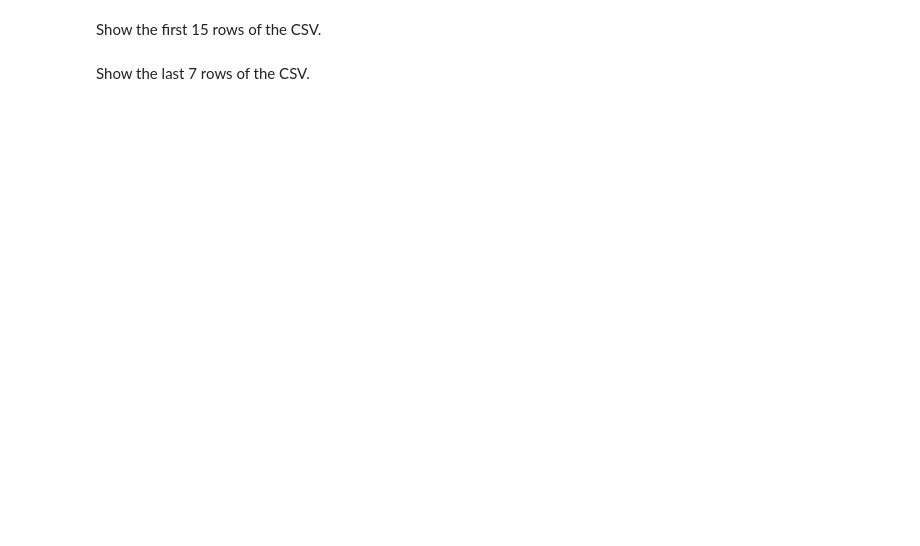
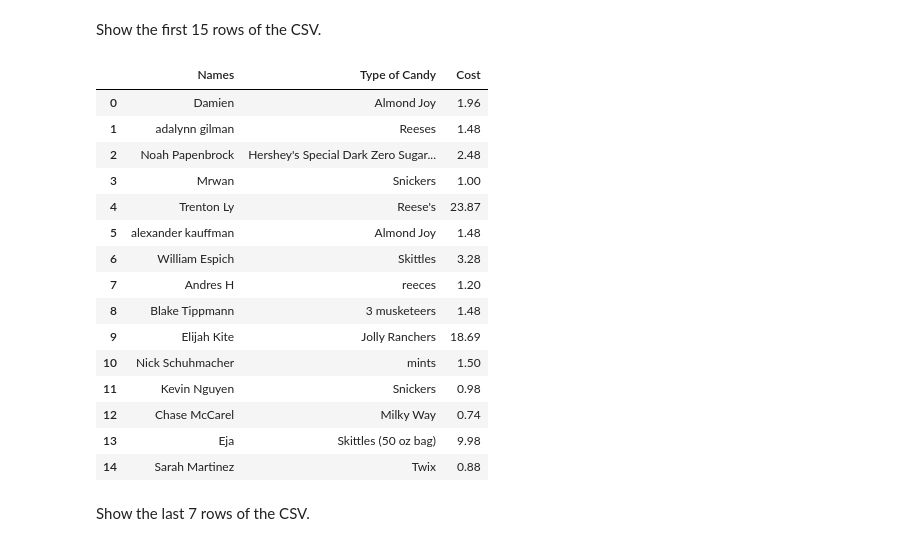
Before and after one commit to HaydnGable/Python-Programs, a Jupyter notebook: Pandas/Pandas_lecture_Activity.ipynb, the cells around one changed output. Saved outputs shown, nothing was run; the diff lists cells and outputs as text; code cells hidden in the pictures; blank space fills up the shorter version.

```diff
--- a/Pandas/Pandas_lecture_Activity.ipynb
+++ b/Pandas/Pandas_lecture_Activity.ipynb
@@ -9,4 +27,23 @@ Show the header for the CSV.
 # %% [markdown]
 Show the first 15 rows of the CSV.
+# %%
+df.head(15)
+# %% [output]
+|  | Names | Type of Candy | Cost |
+| 0 | Damien | Almond Joy | 1.96 |
+| 1 | adalynn gilman | Reeses | 1.48 |
+| 2 | Noah Papenbrock | Hershey's Special Dark Zero Sugar... | 2.48 |
+| 3 | Mrwan | Snickers | 1.00 |
+| 4 | Trenton Ly | Reese's | 23.87 |
+| 5 | alexander kauffman | Almond Joy | 1.48 |
+| 6 | William Espich | Skittles | 3.28 |
+| 7 | Andres H | reeces | 1.20 |
+| 8 | Blake Tippmann | 3 musketeers | 1.48 |
+| 9 | Elijah Kite | Jolly Ranchers | 18.69 |
+| 10 | Nick Schuhmacher | mints | 1.50 |
+| 11 | Kevin Nguyen | Snickers | 0.98 |
+| 12 | Chase McCarel | Milky Way | 0.74 |
+| 13 | Eja | Skittles (50 oz bag) | 9.98 |
+| 14 | Sarah Martinez | Twix | 0.88 |
 # %% [markdown]
 Show the last 7 rows of the CSV.
```
Also changed, not shown: parts of 22 cells of this notebook, 4 other files.
